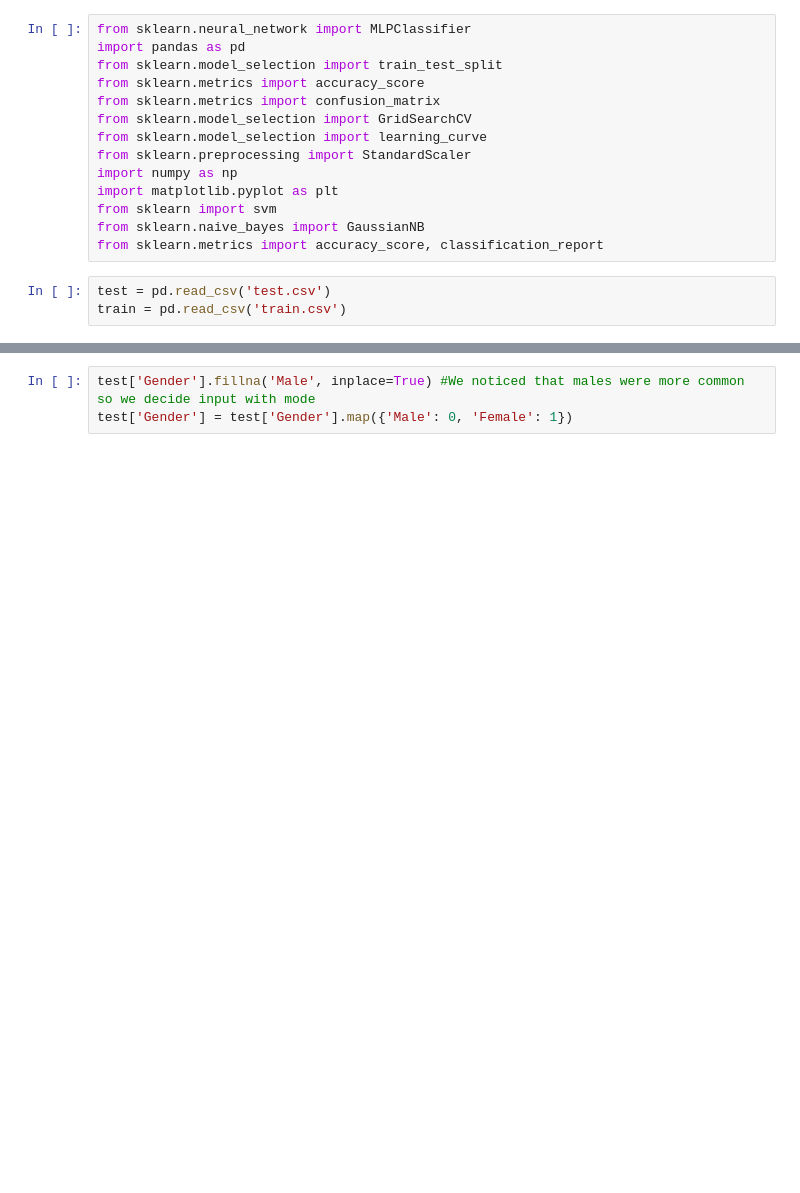
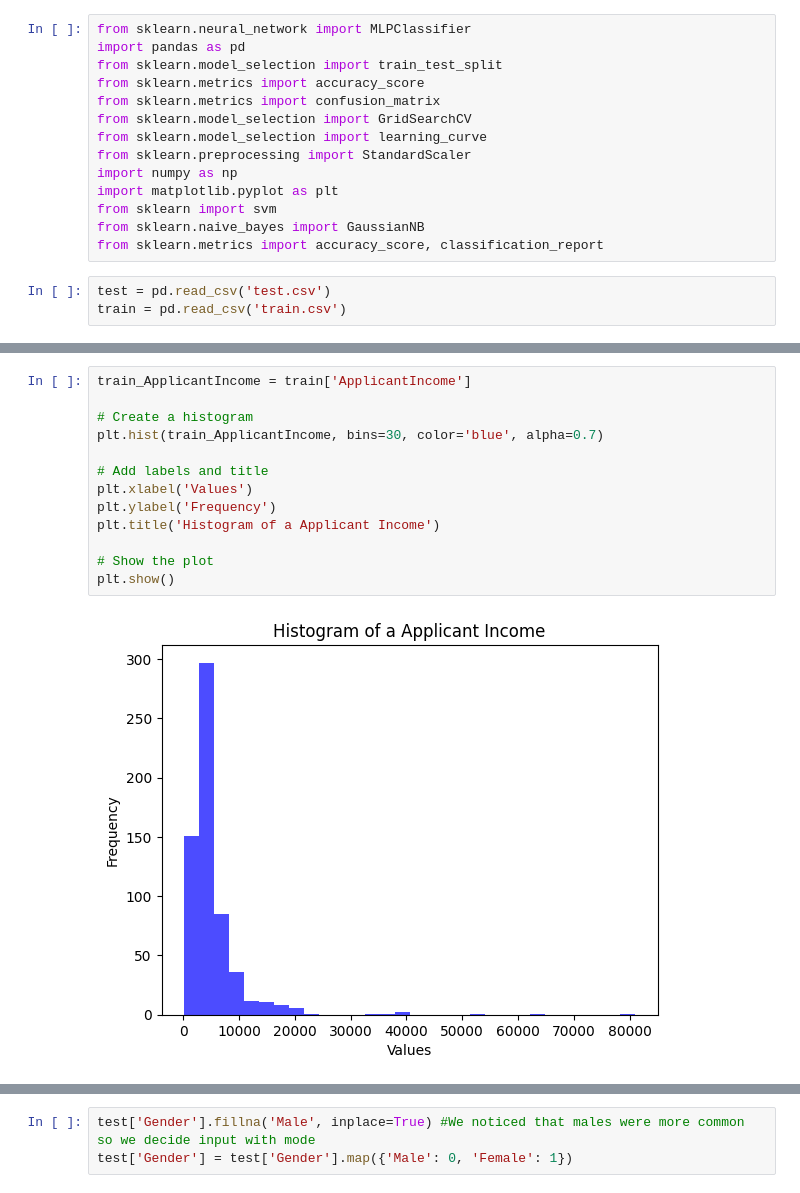
Before and after one commit to Jscott7227/CSC_5240_Project, a Jupyter notebook: AI_project.ipynb, the cells around one changed output, grey strips where cells are left out. Cells and saved outputs as stored; diff of their text form; blank space fills up the shorter version.

Commit message:
Add files via upload
Added visualization

```diff
--- a/AI_project.ipynb
+++ b/AI_project.ipynb
@@ -45,0 +46,15 @@ test
+# %%
+train_ApplicantIncome = train['ApplicantIncome']
+
+# Create a histogram
+plt.hist(train_ApplicantIncome, bins=30, color='blue', alpha=0.7)
+
+# Add labels and title
+plt.xlabel('Values')
+plt.ylabel('Frequency')
+plt.title('Histogram of a Applicant Income')
+
+# Show the plot
+plt.show()
+# %% [output]
+[figure, added]
```
Also changed, not shown: parts of 13 cells of this notebook.
